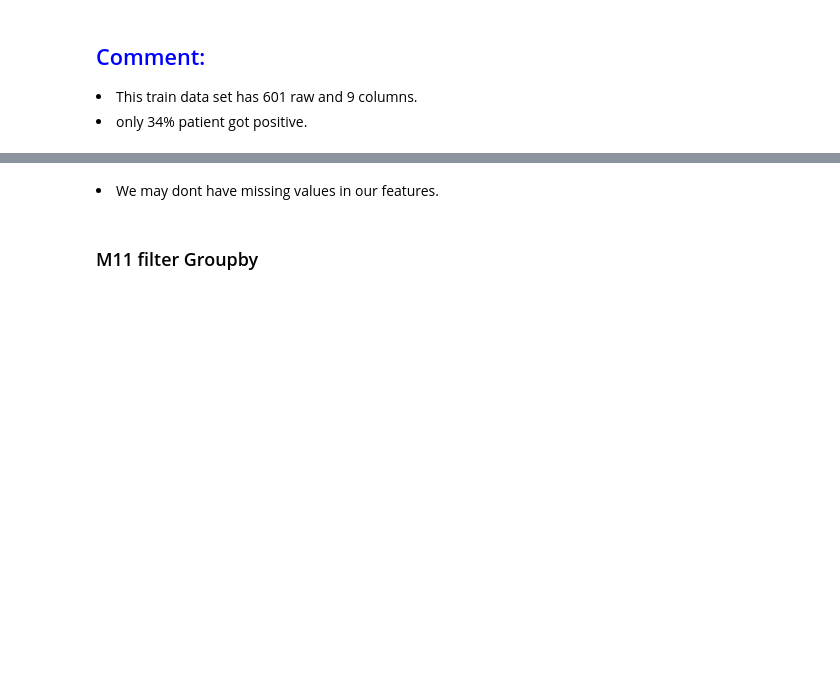
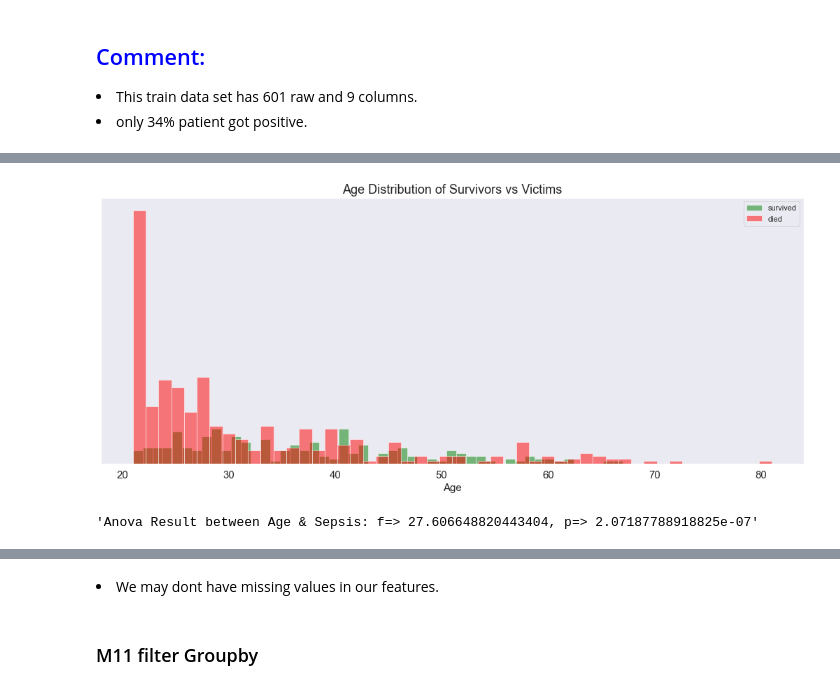
Before and after one commit to tuananh131001/Machine-Learning-Assigment1, a Jupyter notebook: Assignment_1.ipynb, the cells around one changed output, grey strips where cells are left out. Cells and saved outputs as stored; diff of their text form; code cells hidden in the pictures; blank space fills up the shorter version.

```diff
--- a/Assignment_1.ipynb
+++ b/Assignment_1.ipynb
@@ -173,0 +560,10 @@ sepsis_summary.mean().reset_index()
+# %%
+"""Plot histogram of survivor's vs victims fare."""
+numHistByCat(df_train.Age)
+# %% [output]
+[figure, added]
+# %%
+"""Let's perform ANOVA between Fare and Survived. One can omit this step. I perform just to show how anova is performed if there were more than two groups in our categorical variable."""
+calculateAnova(df_train.Age)
+# %% [output]
+'Anova Result between Age & Sepsis: f=> 27.606648820443404, p=> 2.07187788918825e-07'
```
Also changed, not shown: parts of 102 cells of this notebook, 3 other files.
